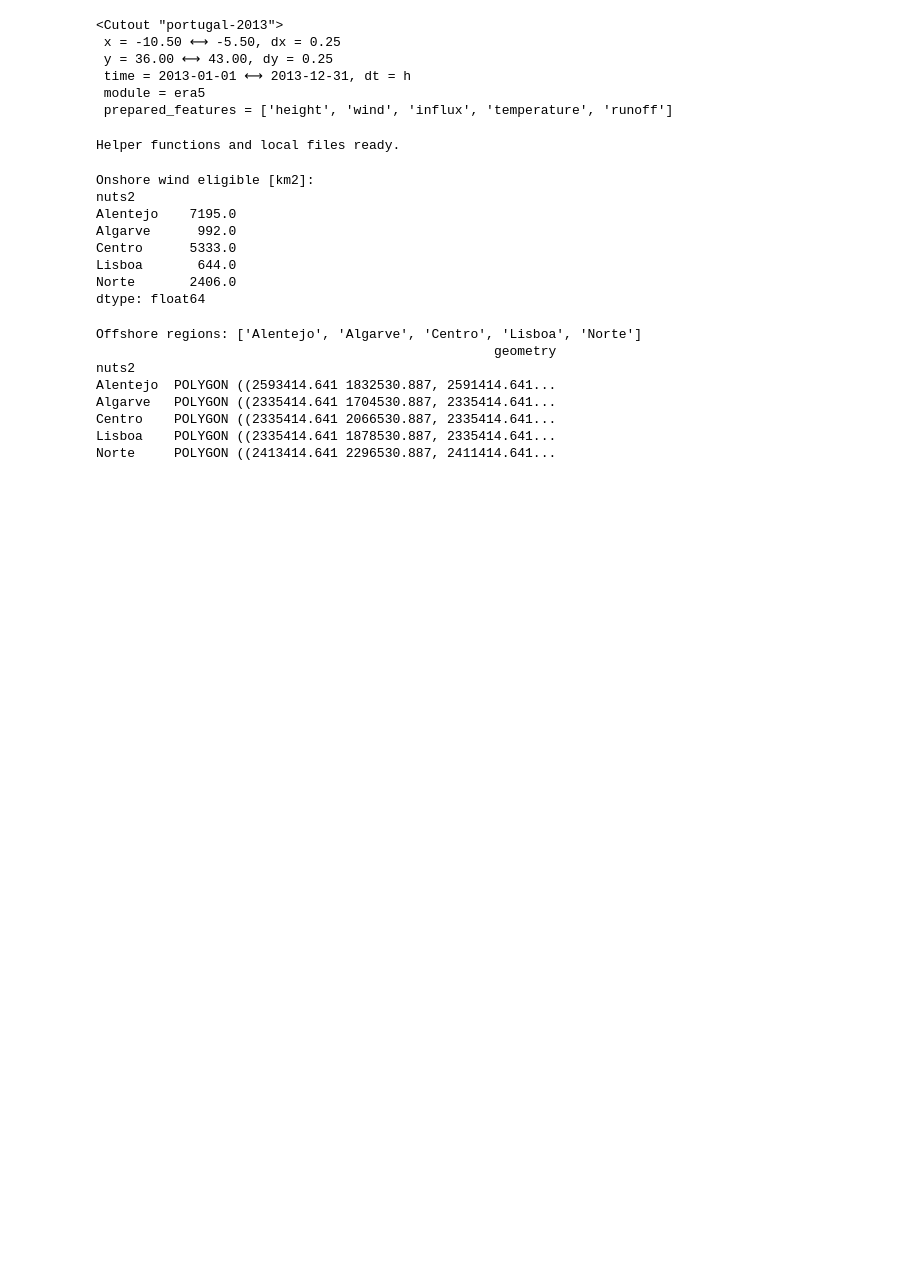
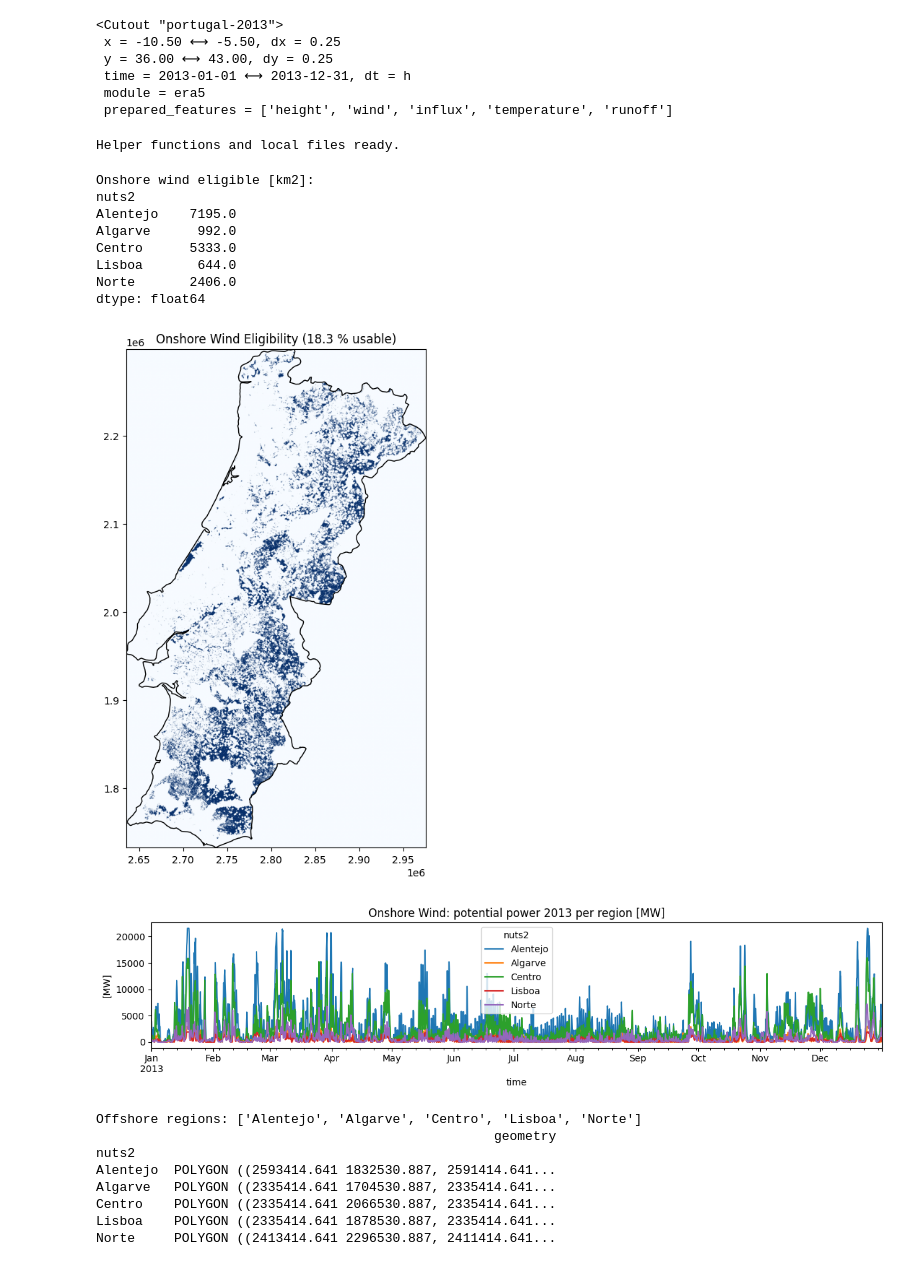
Before and after one commit to luigi2901/DataScienceEnergySystems, a Jupyter notebook: Valen/EAnalysis.ipynb, the cells around one changed output. Cells and saved outputs as stored; diff of their text form; code cells hidden in the pictures; blank space fills up the shorter version.

Commit message:
Update notebooks: units, intermediate plots, split scenarios, fixed figures

```diff
--- a/Valen/EAnalysis.ipynb
+++ b/Valen/EAnalysis.ipynb
@@ -128,7 +128,9 @@ print('GEBCO masks ready.')
 GEBCO masks ready.
 # %%
 cutout = atlite.Cutout(path='portugal-2013.nc', module='era5',
-                       x=slice(-10.5, -5.5), y=slice(36.0, 43.0), time='2013', dt='1h')
+                       x=slice(-10.5, -5.5),   # [deg] longitude range
+                       y=slice(36.0, 43.0),    # [deg] latitude range
+                       time='2013', dt='1h')   # [h] time resolution
 if not cutout.prepared:
     print('Downloading ERA5...')
     cutout.prepare()
@@ -196,6 +198,28 @@ Centro      5333.0
 Lisboa       644.0
 Norte       2406.0
 dtype: float64
+# %%
+# --- Plot: onshore wind eligibility map + regional potential time series (like Luis) ---
+from atlite.gis import shape_availability
+import rasterio.plot
+
+shape = gpd.GeoSeries([country_shape.union_all()], crs=3035)
+masked, transform = shape_availability(shape, exc_wind)             # [-] 1 = eligible
+eligible_share = masked.sum() * exc_wind.res**2 / shape.area[0]     # [-] fraction of country
+
+fig, ax = plt.subplots(figsize=(5, 8))
+ax = rasterio.plot.show(masked, transform=transform, cmap='Blues', ax=ax)
+shape.plot(ax=ax, edgecolor='k', color='none', linewidth=1)
+ax.set_title(f'Onshore Wind Eligibility ({eligible_share*100:.1f} % usable)')
+plt.tight_layout(); plt.show()
+
+# Potential feed-in per region: capacity factor x max installable capacity (3 MW/km2)
+pot_wind = cf_wind.to_pandas() * (wind_eligible * 3.0)              # [MW]
+pot_wind.plot(figsize=(12, 3), title='Onshore Wind: potential power 2013 per region [MW]')
+plt.ylabel('[MW]'); plt.tight_layout(); plt.show()
+# %% [output]
+[figure, added]
+[figure, added]
 # %%
 from shapely.geometry import box as shp_box
 
```
Also changed, not shown: parts of 12 cells of this notebook, 2 other files.
